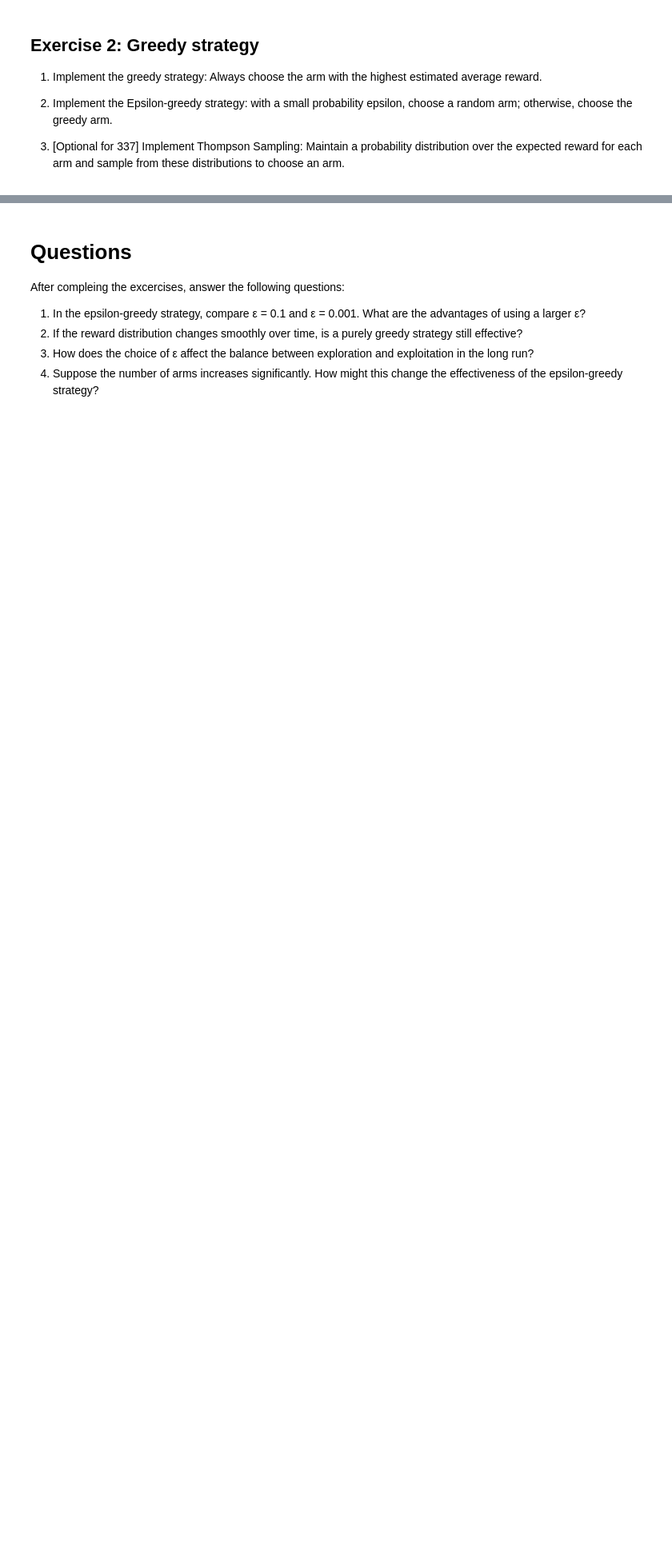
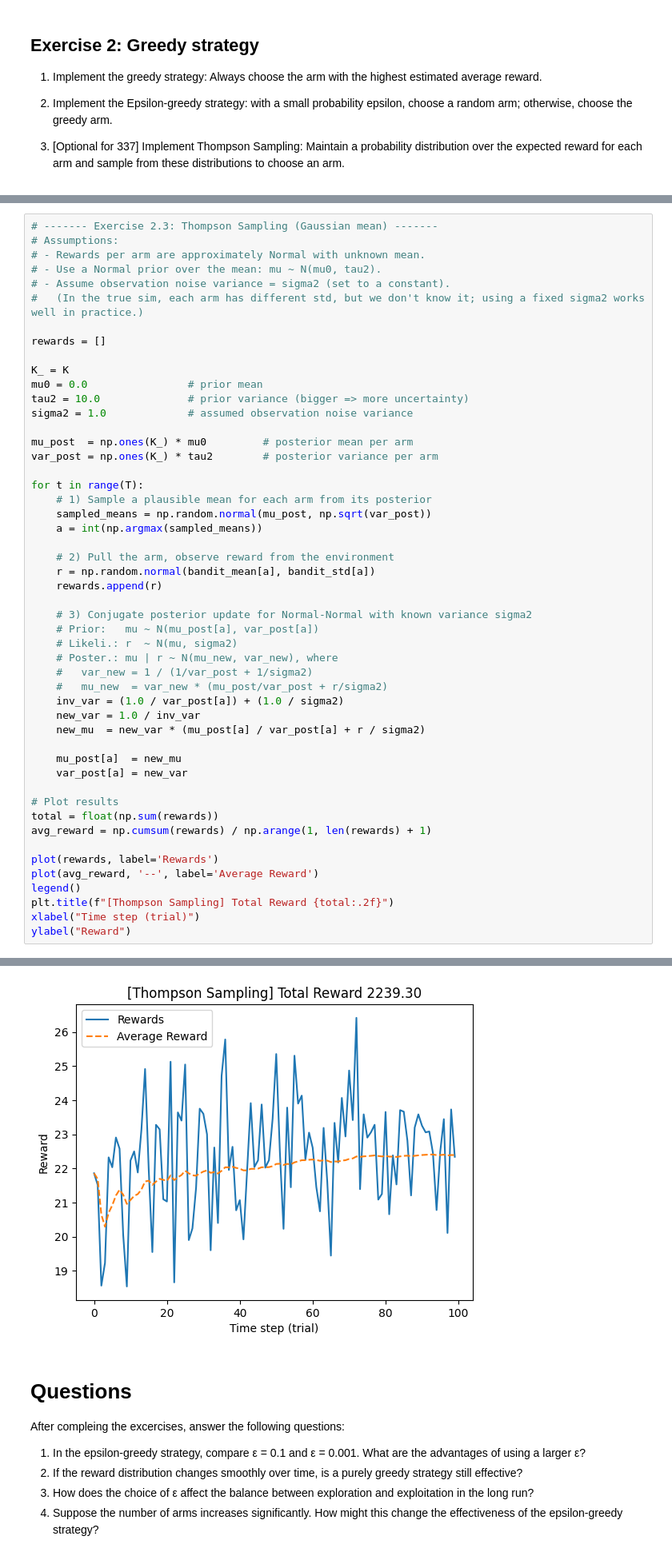
Before and after one commit to ddcreating/RL_code, a Jupyter notebook: lab1-bandit.ipynb, the cells around one changed output, grey strips where cells are left out. Shown at 80% size. Saved outputs shown, nothing was run; the diff lists cells and outputs as text; blank space fills up the shorter version.

```diff
--- a/lab1-bandit.ipynb
+++ b/lab1-bandit.ipynb
@@ -190,0 +249,51 @@ ylabel("Reward")
+# %%
+# ------- Exercise 2.3: Thompson Sampling (Gaussian mean) -------
+# Assumptions:
+# - Rewards per arm are approximately Normal with unknown mean.
+# - Use a Normal prior over the mean: mu ~ N(mu0, tau2).
+# - Assume observation noise variance = sigma2 (set to a constant).
+#   (In the true sim, each arm has different std, but we don't know it; using a fixed sigma2 works well in practice.)
+
+rewards = []
+
+K_ = K
+mu0 = 0.0                # prior mean
+tau2 = 10.0              # prior variance (bigger => more uncertainty)
+sigma2 = 1.0             # assumed observation noise variance
+
+mu_post  = np.ones(K_) * mu0         # posterior mean per arm
+var_post = np.ones(K_) * tau2        # posterior variance per arm
+
+for t in range(T):
+    # 1) Sample a plausible mean for each arm from its posterior
+    sampled_means = np.random.normal(mu_post, np.sqrt(var_post))
+    a = int(np.argmax(sampled_means))
+
+    # 2) Pull the arm, observe reward from the environment
+    r = np.random.normal(bandit_mean[a], bandit_std[a])
+    rewards.append(r)
+
+    # 3) Conjugate posterior update for Normal-Normal with known variance sigma2
+    # Prior:   mu ~ N(mu_post[a], var_post[a])
+    # Likeli.: r  ~ N(mu, sigma2)
+    # Poster.: mu | r ~ N(mu_new, var_new), where
+    #   var_new = 1 / (1/var_post + 1/sigma2)
+    #   mu_new  = var_new * (mu_post/var_post + r/sigma2)
+    inv_var = (1.0 / var_post[a]) + (1.0 / sigma2)
+    new_var = 1.0 / inv_var
+    new_mu  = new_var * (mu_post[a] / var_post[a] + r / sigma2)
+
+    mu_post[a]  = new_mu
+    var_post[a] = new_var
+
+# Plot results
+total = float(np.sum(rewards))
+avg_reward = np.cumsum(rewards) / np.arange(1, len(rewards) + 1)
+
+plot(rewards, label='Rewards')
+plot(avg_reward, '--', label='Average Reward')
+legend()
+plt.title(f"[Thompson Sampling] Total Reward {total:.2f}")
+xlabel("Time step (trial)")
+ylabel("Reward")
+# %% [output]
@@ -191,3 +301,4 @@ ylabel("Reward")
+[figure, added]
 # %% [markdown]
 # Questions
 After compleing the excercises, answer the following questions:
```
Also changed, not shown: parts of 8 cells of this notebook.
